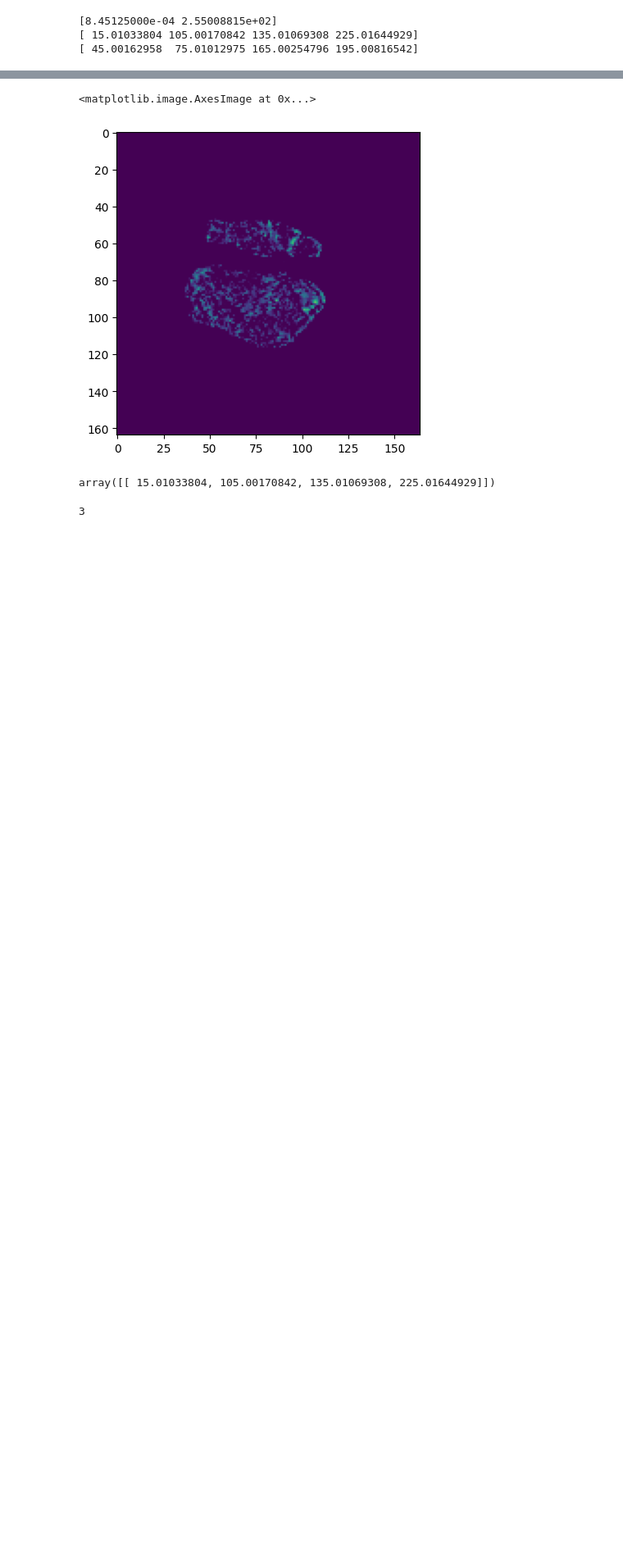
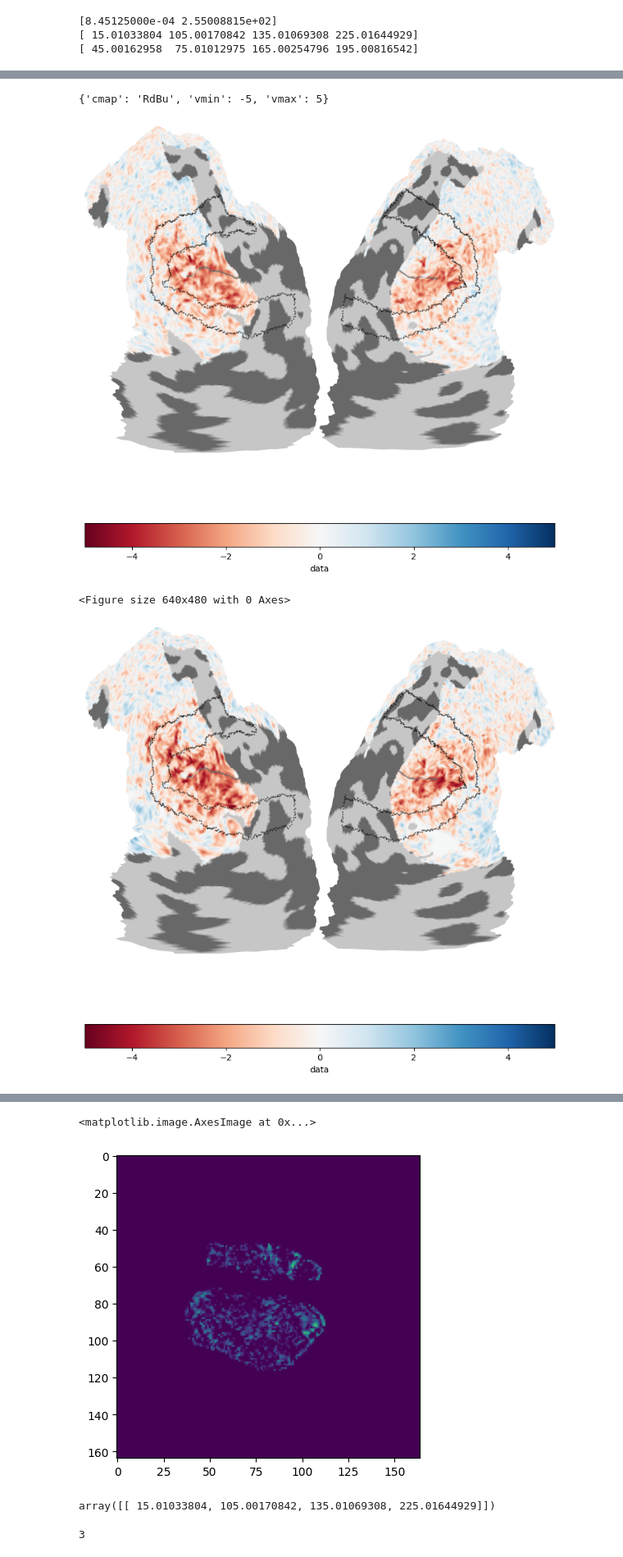
Before and after one commit to mdaghlian/stripes_pipeline, a Jupyter notebook: experimental/func/glm_nilearn.ipynb, the cells around one changed output, grey strips where cells are left out. Shown at 82% size. Drawn from its saved outputs; the diff is of its cells as text; code cells hidden in the pictures; blank space fills up the shorter version.

```diff
--- a/experimental/func/glm_nilearn.ipynb
+++ b/experimental/func/glm_nilearn.ipynb
@@ -115,0 +719,6 @@ for i in range(3):
+# %%
+
+import cortex
+zdat = nib.load(zal_file).get_fdata().transpose(2, 1, 0)
+zvol = cortex.Volume(zdat, sub, xfmname='identity', )
+cortex.webshow(zvol,)
@@ -115,0 +1045,2 @@ for i in range(3):
+# %%
+rSPLITdir = opj(stest_dir, 'rSPLIT')
@@ -115,0 +1125,16 @@ for i in range(3):
+# %%
+import cortex
+
+# get the mapper for your subject/transform
+mapper = cortex.mapper.get_mapper(sub, xfmname='identity', type='trilinear')
+surf_data = {}
+for k in vols.keys():
+    if k in ('b14ecc', 'b14pol'):
+        surf_data[k] = vols[k].data
+    else:
+        surf_data[k] = mapper(vols[k]).data
+tmask = (surf_data['b14ecc'] < 10) & \
+    (surf_data['tsnr']>5)
+# %%
+from dpu_mini.mesh_maker import *
+gm = GenMeshMaker(sub, fs_dir=fs_dir)
@@ -115,0 +1161,17 @@ for i in range(3):
+# %%
+gm.flat_mpl(
+    data=surf_data['z1'],
+    data_mask=tmask,
+    cmap='RdBu', vmin=-5, vmax=5,roi_list='b14_V2'
+    )
+plt.figure()
+gm.flat_mpl(
+    data=surf_data['z2'],
+    data_mask=tmask,
+    cmap='RdBu', vmin=-5, vmax=5,roi_list='b14_V2'
+    )
+# %% [output]
+{'cmap': 'RdBu', 'vmin': -5, 'vmax': 5}
+[figure, added]
+<Figure size 640x480 with 0 Axes>
+[figure, added]
```
Also changed, not shown: parts of 74 cells of this notebook, 44 other files.
